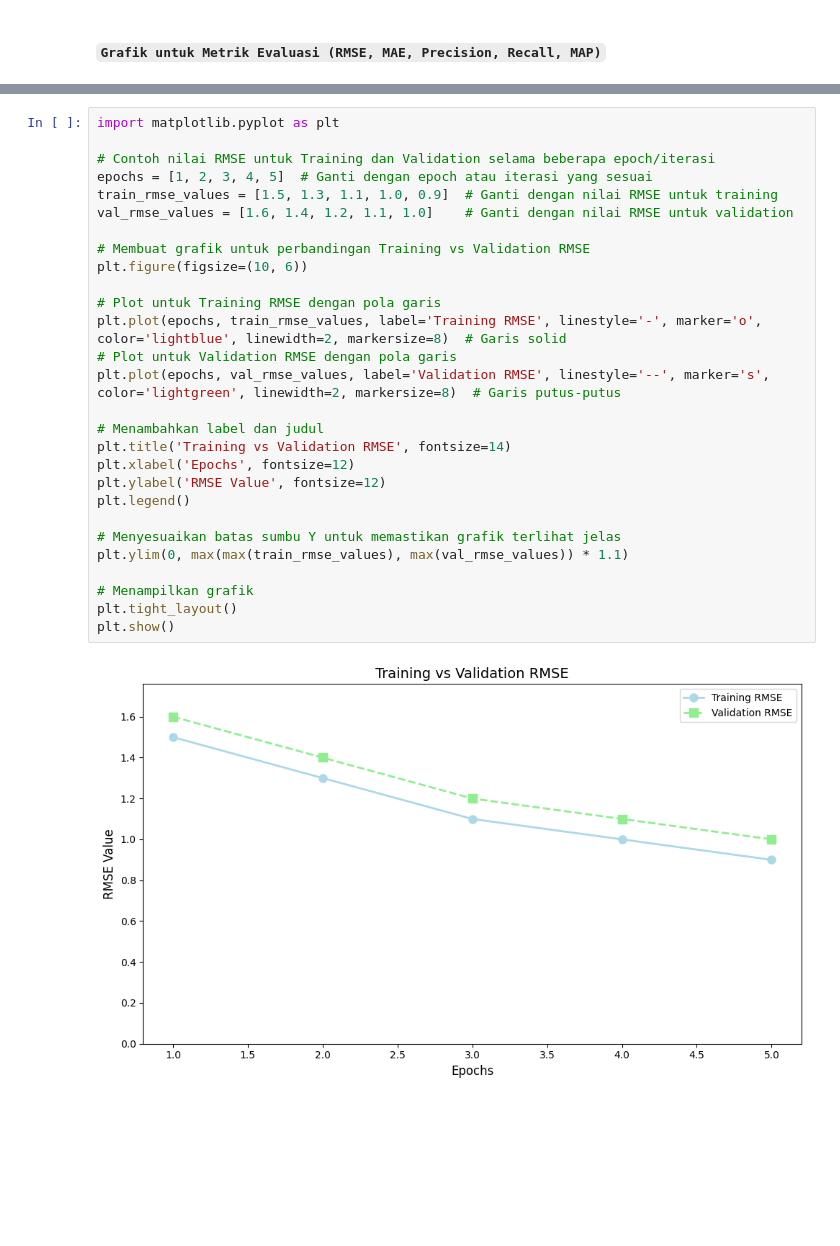
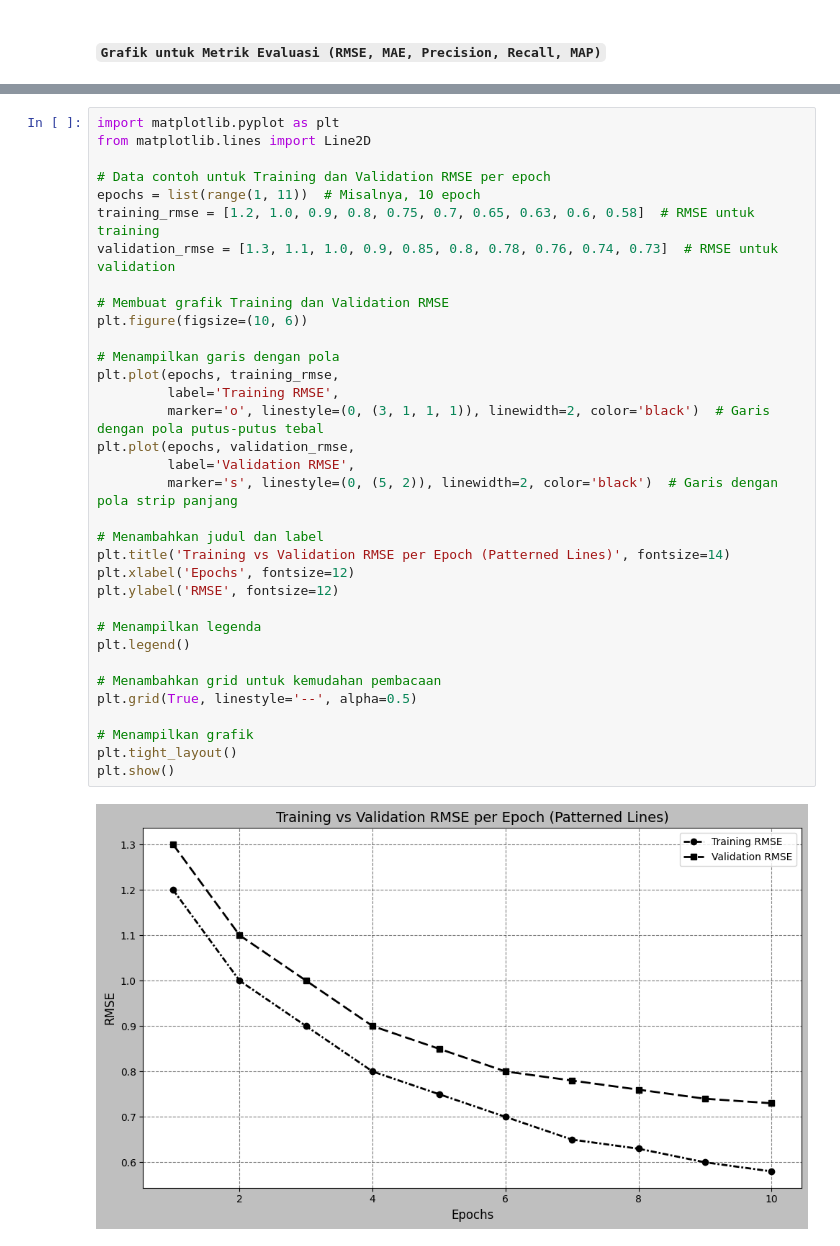
Before and after one commit to chesyaivana/Kel.04_sysrec, a Jupyter notebook: Hybrid_Recommender_Systems_(Content_based_dan_Collaborative_Filtering).ipynb, the cells around one changed output, grey strips where cells are left out. Cells and saved outputs as stored; diff of their text form; blank space fills up the shorter version.

```diff
--- a/Hybrid_Recommender_Systems_(Content_based_dan_Collaborative_Filtering).ipynb
+++ b/Hybrid_Recommender_Systems_(Content_based_dan_Collaborative_Filtering).ipynb
@@ -301,30 +291,36 @@ plt.show()
 # %%
 import matplotlib.pyplot as plt
+from matplotlib.lines import Line2D
 
-# Contoh nilai RMSE untuk Training dan Validation selama beberapa epoch/iterasi
-epochs = [1, 2, 3, 4, 5]  # Ganti dengan epoch atau iterasi yang sesuai
-train_rmse_values = [1.5, 1.3, 1.1, 1.0, 0.9]  # Ganti dengan nilai RMSE untuk training
-val_rmse_values = [1.6, 1.4, 1.2, 1.1, 1.0]    # Ganti dengan nilai RMSE untuk validation
+# Data contoh untuk Training dan Validation RMSE per epoch
+epochs = list(range(1, 11))  # Misalnya, 10 epoch
+training_rmse = [1.2, 1.0, 0.9, 0.8, 0.75, 0.7, 0.65, 0.63, 0.6, 0.58]  # RMSE untuk training
+validation_rmse = [1.3, 1.1, 1.0, 0.9, 0.85, 0.8, 0.78, 0.76, 0.74, 0.73]  # RMSE untuk validation
 
-# Membuat grafik untuk perbandingan Training vs Validation RMSE
+# Membuat grafik Training dan Validation RMSE
 plt.figure(figsize=(10, 6))
 
-# Plot untuk Training RMSE dengan pola garis
-plt.plot(epochs, train_rmse_values, label='Training RMSE', linestyle='-', marker='o', color='lightblue', linewidth=2, markersize=8)  # Garis solid
-# Plot untuk Validation RMSE dengan pola garis
-plt.plot(epochs, val_rmse_values, label='Validation RMSE', linestyle='--', marker='s', color='lightgreen', linewidth=2, markersize=8)  # Garis putus-putus
+# Menampilkan garis dengan pola
+plt.plot(epochs, training_rmse,
+         label='Training RMSE',
+         marker='o', linestyle=(0, (3, 1, 1, 1)), linewidth=2, color='black')  # Garis dengan pola putus-putus tebal
+plt.plot(epochs, validation_rmse,
+         label='Validation RMSE',
+         marker='s', linestyle=(0, (5, 2)), linewidth=2, color='black')  # Garis dengan pola strip panjang
 
-# Menambahkan label dan judul
-plt.title('Training vs Validation RMSE', fontsize=14)
+# Menambahkan judul dan label
+plt.title('Training vs Validation RMSE per Epoch (Patterned Lines)', fontsize=14)
 plt.xlabel('Epochs', fontsize=12)
-plt.ylabel('RMSE Value', fontsize=12)
+plt.ylabel('RMSE', fontsize=12)
+
+# Menampilkan legenda
 plt.legend()
 
-# Menyesuaikan batas sumbu Y untuk memastikan grafik terlihat jelas
-plt.ylim(0, max(max(train_rmse_values), max(val_rmse_values)) * 1.1)
+# Menambahkan grid untuk kemudahan pembacaan
+plt.grid(True, linestyle='--', alpha=0.5)
 
 # Menampilkan grafik
 plt.tight_layout()
 plt.show()
 # %% [output]
-[figure, old version]
+[figure, new version]
```
Also changed, not shown: parts of 24 cells of this notebook.
